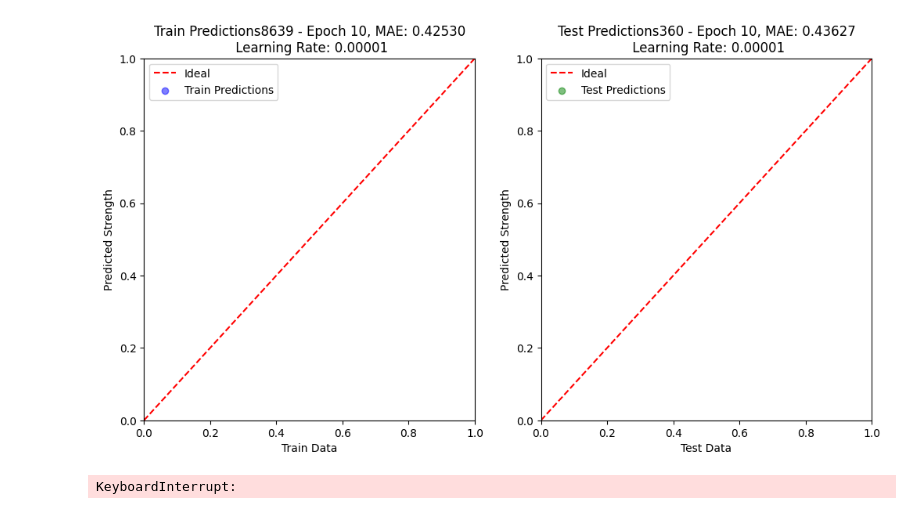
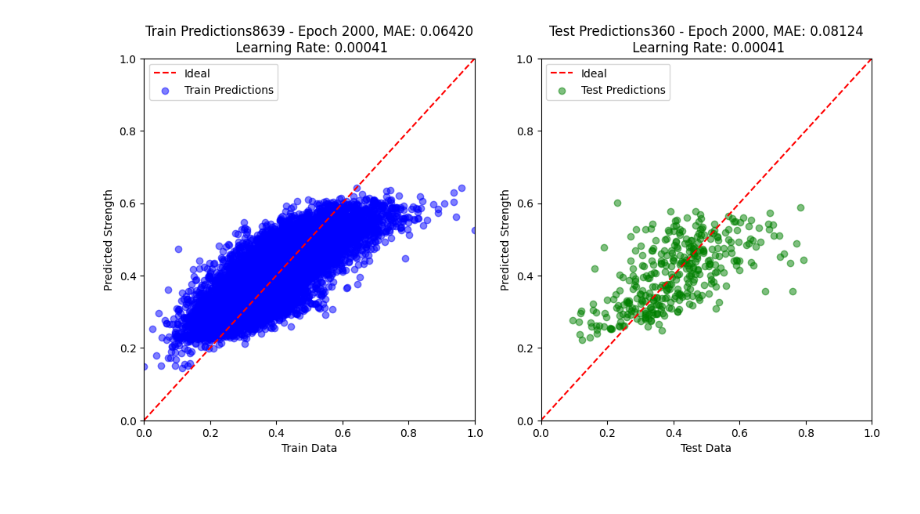
Before and after one commit to Daniel19993099/Thesis, a Jupyter notebook: Ver2/ANN-4.ipynb, the cells around one changed output. Drawn from its saved outputs; the diff is of its cells as text; code cells hidden in the pictures.

```diff
--- a/Ver2/ANN-4.ipynb
+++ b/Ver2/ANN-4.ipynb
@@ -13,14 +13,14 @@ from CallBacks import PrintLossCallback, EarlyStoppingByTrainMAE, LiveScatterTwo
 from tensorflow.keras.initializers import HeNormal, GlorotUniform
 
 Iteration=2000
-lr=0.00001
+lr=0.0005
 train_size = 0.96
 limit=0.04
-l2value=0.0002
+l2value=0.0001
 reduceRate=0.9
-modelPath="ANN-4-1.keras"
-drop=0.3
-batch=50
+modelPath="ANN-4-5.keras"
+drop=0.2
+batch=100
 act="swish"
 init=GlorotUniform()
 # Load node data (25 nodes, 3 features: x, y, z)
@@ -60,7 +60,7 @@ energy_scaler = MinMaxScaler()
 
 nodex = scaler_x.fit_transform(filtered_nodes[ :, :, 0])
 nodey = scaler_y.fit_transform(filtered_nodes[ :, :, 1])
-NodeFeature=np.stack([NodeOriginal_x,NodeOriginal_y],axis=-1)
+NodeFeature=np.stack([nodex,nodey],axis=-1)
 print(NodeFeature.shape)
 element_features = element_scaler.fit_transform(element_features)
 energy = energy_scaler.fit_transform(energy)
@@ -68,38 +68,38 @@ energy = energy_scaler.fit_transform(energy)
 # Split data into training and testing sets
 X_train_nodes, X_test_nodes, X_train_elements, X_test_elements, y_train, y_test = train_test_split(
     NodeFeature, element_features, energy, test_size=1 - train_size, random_state=42)
-
+print(NodeFeature.shape[1],NodeFeature.shape[2])
 # Define CNN model for node features
 node_input = Input((NodeFeature.shape[1],NodeFeature.shape[2]), name="Node_Input")
-node_branch=Dense(50,activation=act,kernel_regularizer=l2(l2value),kernel_initializer=init)(node_input)
-node_branch=Dense(40,activation=act,kernel_regularizer=l2(l2value),kernel_initializer=init)(node_branch)
+node_branch=Dense(75,activation=act,kernel_regularizer=l2(l2value),kernel_initializer=init)(node_input)
+node_branch=Dense(50,activation=act,kernel_regularizer=l2(l2value),kernel_initializer=init)(node_branch)
+node_branch=Dense(40,activation=act,kernel_initializer=init)(node_branch)
+node_branch=Dropout(drop)(node_branch)
 node_branch=Dense(30,activation=act,kernel_initializer=init)(node_branch)
-node_branch=Dropout(drop)(node_branch)
-node_branch=Dense(20,activation=act,kernel_initializer=init)(node_branch)
 node_branch=Dropout(drop)(node_branch)
 node_branch=Flatten()(node_branch)
 # Define ANN model for element features
-element_input  = Input(shape=(X_train_elements.shape[1],), name="Element_Input")
-element_branch = Dense(50, activation=act,kernel_regularizer=l2(l2value),kernel_initializer=init)(element_input)
-element_branch = Dense(40, activation=act,kernel_regularizer=l2(l2value),kernel_initializer=init)(element_branch)
+element_input  = Input((X_train_elements.shape[1],), name="Element_Input")
+element_branch = Dense(75, activation=act,kernel_regularizer=l2(l2value),kernel_initializer=init)(element_input)
+element_branch = Dense(50, activation=act,kernel_regularizer=l2(l2value),kernel_initializer=init)(element_branch)
+element_branch = Dense(40, activation=act,kernel_initializer=init)(element_branch)
+element_branch = Dropout(drop)(element_branch)
 element_branch = Dense(30, activation=act,kernel_initializer=init)(element_branch)
-element_branch = Dropout(drop)(element_branch)
-element_branch = Dense(20, activation=act,kernel_initializer=init)(element_branch)
 element_branch = Dropout(drop)(element_branch)
 
 # Concatenate CNN and ANN features
 merged = Concatenate()([node_branch, element_branch])
-latentSpace=Dense(40,activation=act,kernel_regularizer=l2(l2value),kernel_initializer=init)(merged)
-latentSpace=Dense(20,activation=act,kernel_initializer=init)(latentSpace)
+latentSpace=Dense(60,activation=act,kernel_regularizer=l2(l2value),kernel_initializer=init)(merged)
+latentSpace=Dense(35,activation=act,kernel_initializer=init)(latentSpace)
 latentSpace=Dropout(drop)(latentSpace)
-latentSpace=Dense(10,activation=act,name="Latent",kernel_initializer=init)(latentSpace)
+latentSpace=Dense(15,activation=act,name="Latent",kernel_initializer=init)(latentSpace)
 latentSpace=Dropout(drop)(latentSpace)
 merged = Dense(4, activation=act,kernel_initializer=init)(latentSpace)
 merged = Dense(2, activation=act,kernel_initializer=init)(merged)
 encode = Dense(1, activation=act, name="Encode",kernel_initializer=init)(merged)
 
-decoded = Dense(20, activation=act,kernel_regularizer=l2(l2value),kernel_initializer=init)(latentSpace)
-decoded = Dense(50, activation=act,kernel_regularizer=l2(l2value),kernel_initializer=init)(decoded)
+decoded = Dense(30, activation=act,kernel_regularizer=l2(l2value),kernel_initializer=init)(latentSpace)
+decoded = Dense(60, activation=act,kernel_regularizer=l2(l2value),kernel_initializer=init)(decoded)
 decoded = Dense((NodeFeature.shape[1]*NodeFeature.shape[2]), activation=act,kernel_regularizer=l2(l2value),kernel_initializer=init)(decoded)
 decode = Reshape((NodeFeature.shape[1],NodeFeature.shape[2]),name="Decode")(decoded)
 
@@ -110,33 +110,32 @@ if os.path.exists(modelPath):
     model=load_model(modelPath)
 else:
     print("Creating model")
     model = Model(inputs=[node_input, element_input], outputs=[encode,decode])
 model.compile(optimizer=Adam(learning_rate=lr),
               loss={"Encode": "huber", "Decode": "huber"},
               metrics={"Encode": ["mae", "mse"], "Decode": ["mae", "mse"]})
 
 # Define callbacks for early stopping and learning rate reduction
-checkpoint = ModelCheckpoint(modelPath, monitor="Encode_mae", save_best_only=True, mode="min", verbose=0)
+checkpoint = ModelCheckpoint(modelPath, monitor="val_Encode_mae", save_best_only=True, mode="min", verbose=0)
 reduce_lr = ReduceLROnPlateau(monitor="Encode_mae", factor=reduceRate, patience=200, min_lr=1e-6, verbose=0)
 X_train_nodes = np.array(X_train_nodes, dtype=np.float32)
 LossMonitor = PrintLossCallback("Encode_mae",interval=500)
 early_stopping = EarlyStoppingByTrainMAE("Encode_mae",threshold=limit)
 plot=LiveScatterTwoOutputs(X_train_nodes,X_test_nodes, X_train_elements,X_test_elements, y_train, y_test, interval=10)
 
 print(f"Model output shapes: {[o.shape for o in model.outputs]}")
 print(f"y_train shape: {y_train.shape}")
 print(f"X_train_nodes shape: {X_train_nodes.shape}")
 
 # Train model
 history = model.fit(
     [X_train_nodes, X_train_elements],
     [y_train, X_train_nodes],
     epochs=Iteration,
     batch_size=batch,
     validation_split=0.05,
     callbacks=[checkpoint,LossMonitor,reduce_lr,plot],
     verbose=0
 )
 # %% [output]
-[figure, old version]
+[figure, new version]
-KeyboardInterrupt:
```
Also changed, not shown: 5 other files.
